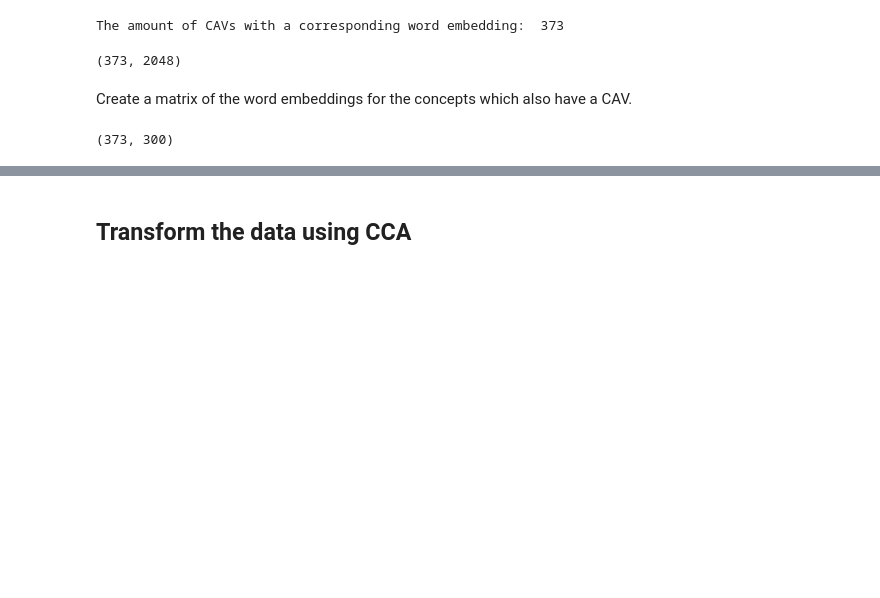
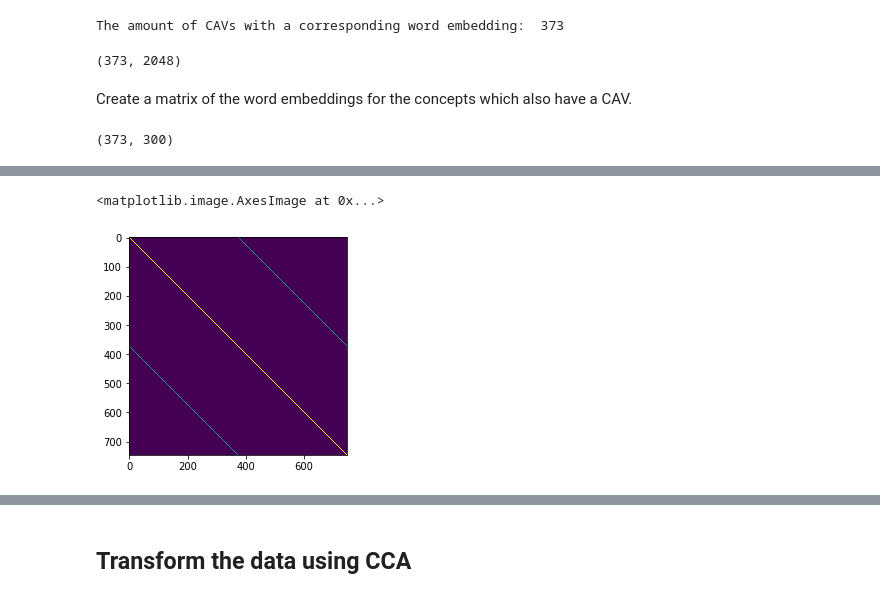
Before and after one commit to Pimmmm/Thesis-Scripts, a Jupyter notebook: p3_word_embedding.ipynb, the cells around one changed output, grey strips where cells are left out. Saved outputs shown, nothing was run; the diff lists cells and outputs as text; code cells hidden in the pictures; blank space fills up the shorter version.

```diff
--- a/p3_word_embedding.ipynb
+++ b/p3_word_embedding.ipynb
@@ -152,0 +124,4 @@ plt.show()
+# %%
+n_samples = len(embedding_concepts)
+MU = 0.5
+LAMBDA = 0.5
@@ -152,0 +141,12 @@ plt.show()
+# %%
+Ws = np.eye(n_samples)
+Ws = np.concatenate((Ws, Ws), axis = 1)
+Ws = np.concatenate((Ws, Ws), axis =0)
+Ws = Ws + np.eye(Ws.shape[0])
+
+Ds = np.diag(np.sum(Ws, axis = 1))
+
+plt.imshow(Ws)
+# %% [output]
+<matplotlib.image.AxesImage at 0x...>
+[figure, added]
```
Also changed, not shown: parts of 48 cells of this notebook, 1 other file.
